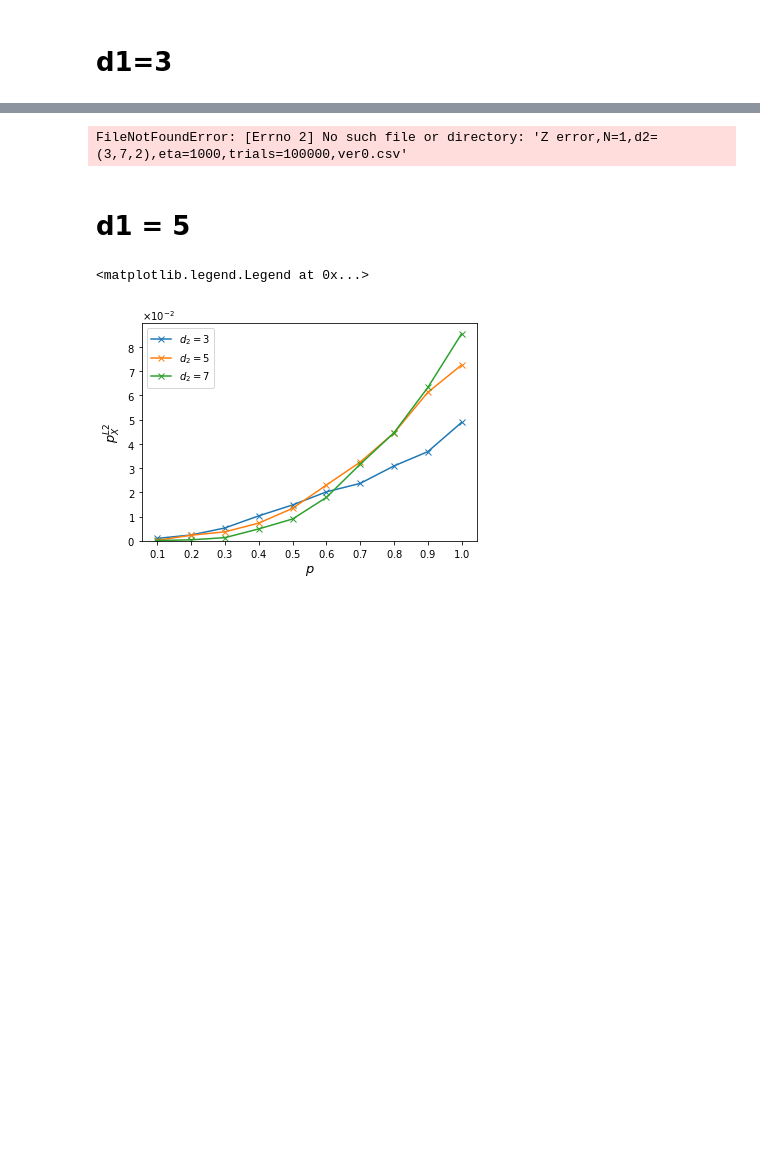
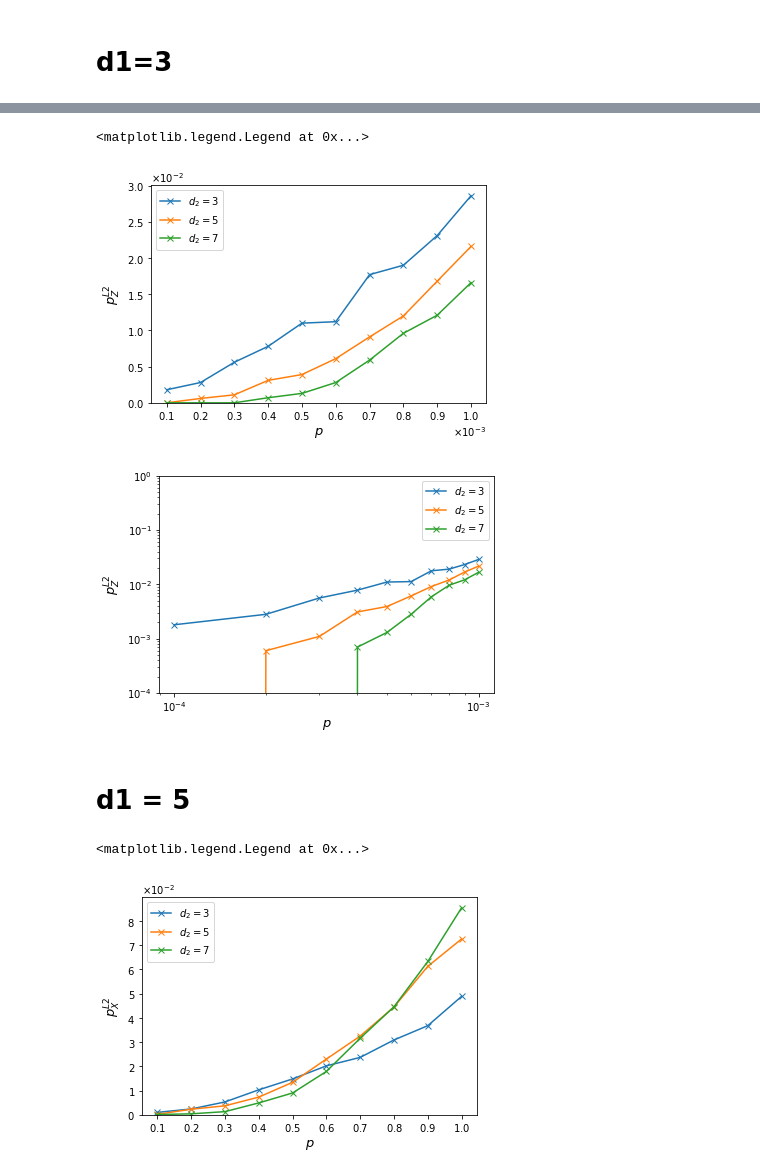
Before and after one commit to kono0924/Fujii-lab, a Jupyter notebook: surface_realistic/realistic_single_round/SWAP/csv_view.ipynb, the cells around one changed output, grey strips where cells are left out. Drawn from its saved outputs; the diff is of its cells as text; code cells hidden in the pictures; blank space fills up the shorter version.

```diff
--- a/surface_realistic/realistic_single_round/SWAP/csv_view.ipynb
+++ b/surface_realistic/realistic_single_round/SWAP/csv_view.ipynb
@@ -66,37 +66,57 @@ ax.legend()
 # FUjii-labのパス
 path = "/Users/konohideki/Documents/Fujii-lab/surface_realistic/realistic_single_round/SWAP/d1=3,N=1,eta=1000"
 # ファイル名
-file2 = "Z error,N=1,d2=(3,7,2),eta=1000,trials=100000,ver0" + ".csv"
+file2 = "Z error,N=1,d2=(3,7,2),eta=1000,trials=10000,ver0" + ".csv"
 ########################################
 
 # csvファイルの読み込み
 os.chdir(path)
 data2 = pd.read_csv(file2, index_col=0)
 # データフレームの行名(リスト)を取得
 code_distance_list = data2.index
 # データフレームの列名(リスト)を取得
 p_list = data2.columns
 ##### グラフ作成 #####
 
 a = np.array(p_list)
 a = [float(num) for num in a]
 a = np.array(a)
 
 fig, ax = plt.subplots()
 for i in range(len(code_distance_list)):
     b = np.array(data2.loc[code_distance_list[i]])
     ax.plot(a, b,marker='x',label=r"$d_{2}=$"+str(code_distance_list[i]))
 ax.set_xlabel(r"$p$", fontsize=13)
 ax.set_ylabel(r'$p_Z^{L2}$', fontsize=13)
 ax.set_ylim(0,)
 ax.xaxis.set_major_formatter(ptick.ScalarFormatter(useMathText=True))
 ax.ticklabel_format(style="sci",  axis="x",scilimits=(0,0))
 ax.yaxis.set_major_formatter(ptick.ScalarFormatter(useMathText=True))
 ax.ticklabel_format(style="sci",  axis="y",scilimits=(0,0))
 ax.set_xticks(a)
 ax.legend()
+
+
+fig, ax = plt.subplots()
+for i in range(len(code_distance_list)):
+    b = np.array(data2.loc[code_distance_list[i]])
+    ax.plot(a, b,marker='x',label=r"$d_{2}=$"+str(code_distance_list[i]))
+ax.set_xlabel(r"$p$", fontsize=13)
+ax.set_ylabel(r'$p_Z^{L2}$', fontsize=13)
+ax.set_ylim(0,)
+ax.xaxis.set_major_formatter(ptick.ScalarFormatter(useMathText=True))
+ax.ticklabel_format(style="sci",  axis="x",scilimits=(0,0))
+ax.yaxis.set_major_formatter(ptick.ScalarFormatter(useMathText=True))
+ax.ticklabel_format(style="sci",  axis="y",scilimits=(0,0))
+ax.set_xticks(a)
+ax.set_xscale("log")
+ax.set_yscale("log")
+ax.set_ylim(0.0001, 1)
+ax.legend()
 # %% [output]
-FileNotFoundError: [Errno 2] No such file or directory: 'Z error,N=1,d2=(3,7,2),eta=1000,trials=100000,ver0.csv'
+<matplotlib.legend.Legend at 0x...>
+[figure, added]
+[figure, added]
 # %% [markdown]
 # d1 = 5
 # %%
```
Also changed, not shown: parts of 4 cells of this notebook, 2 other files.
